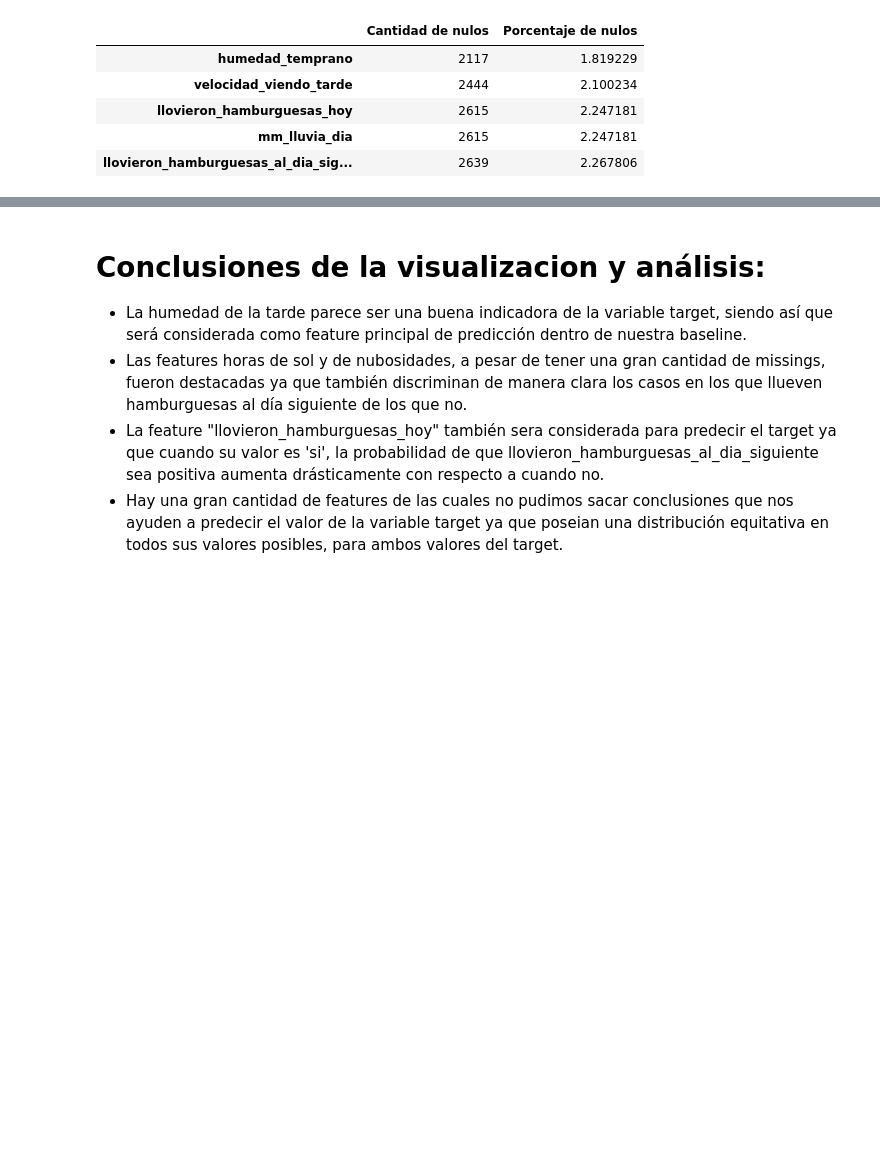
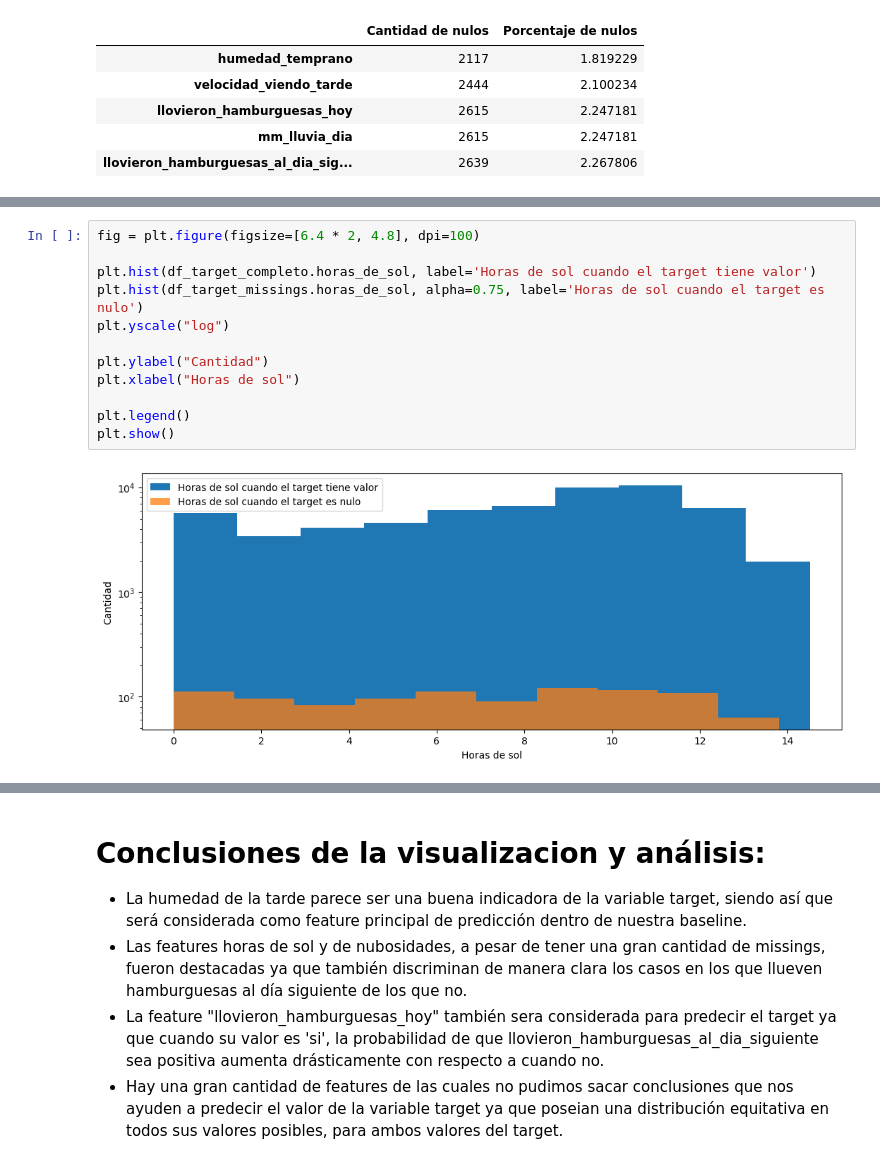
Before and after one commit to juan-roussilian/7506-Organizacion-de-Datos, a Jupyter notebook: tp1_pt1.ipynb, the cells around one changed output, grey strips where cells are left out. Cells and saved outputs as stored; diff of their text form; blank space fills up the shorter version.

```diff
--- a/tp1_pt1.ipynb
+++ b/tp1_pt1.ipynb
@@ -861,0 +866,14 @@ Habiendo realizado este análisis, podemos tomar como criterio droppear aquellos
+# %%
+fig = plt.figure(figsize=[6.4 * 2, 4.8], dpi=100)
+
+plt.hist(df_target_completo.horas_de_sol, label='Horas de sol cuando el target tiene valor')
+plt.hist(df_target_missings.horas_de_sol, alpha=0.75, label='Horas de sol cuando el target es nulo')
+plt.yscale("log")
+
+plt.ylabel("Cantidad")
+plt.xlabel("Horas de sol")
+
+plt.legend()
+plt.show()
+# %% [output]
+[figure, added]
```
Also changed, not shown: parts of 8 cells of this notebook.
